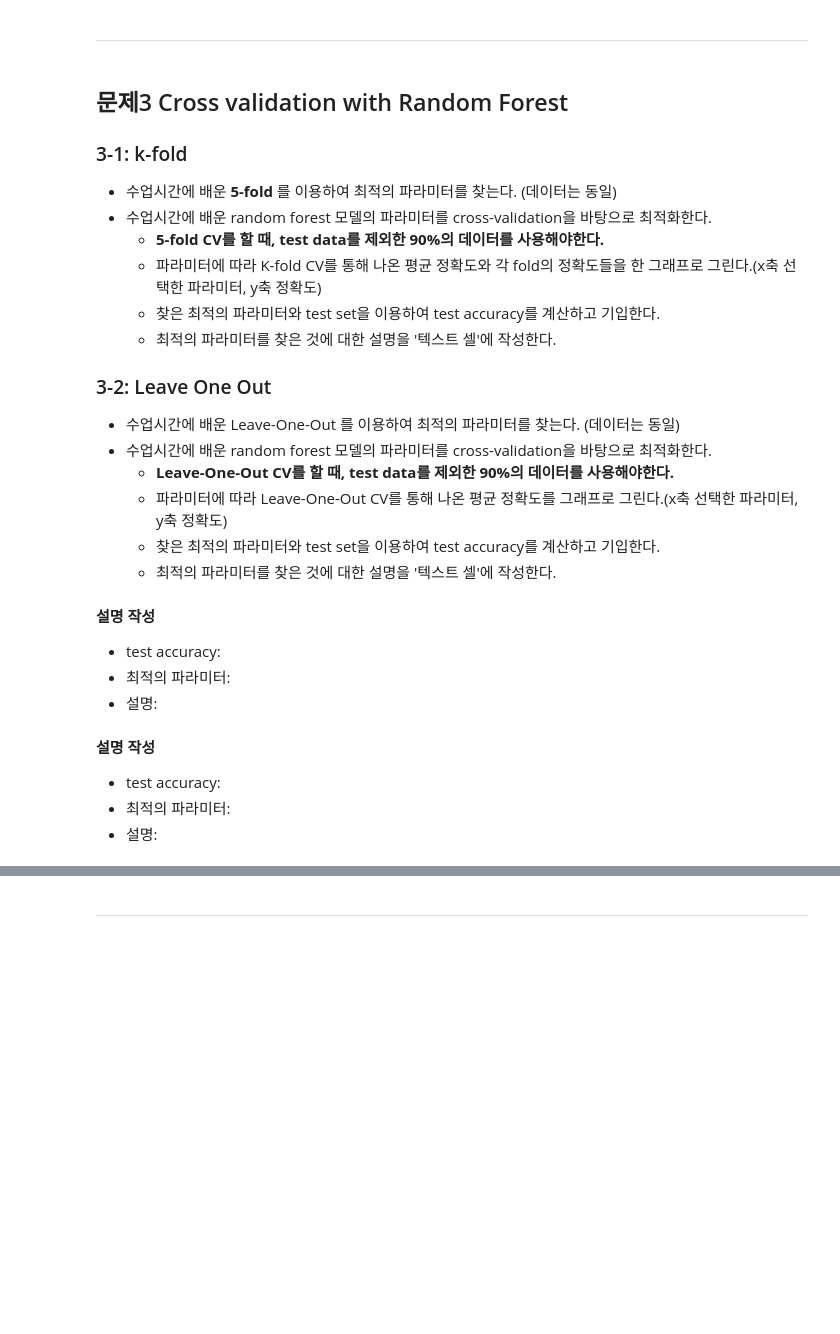
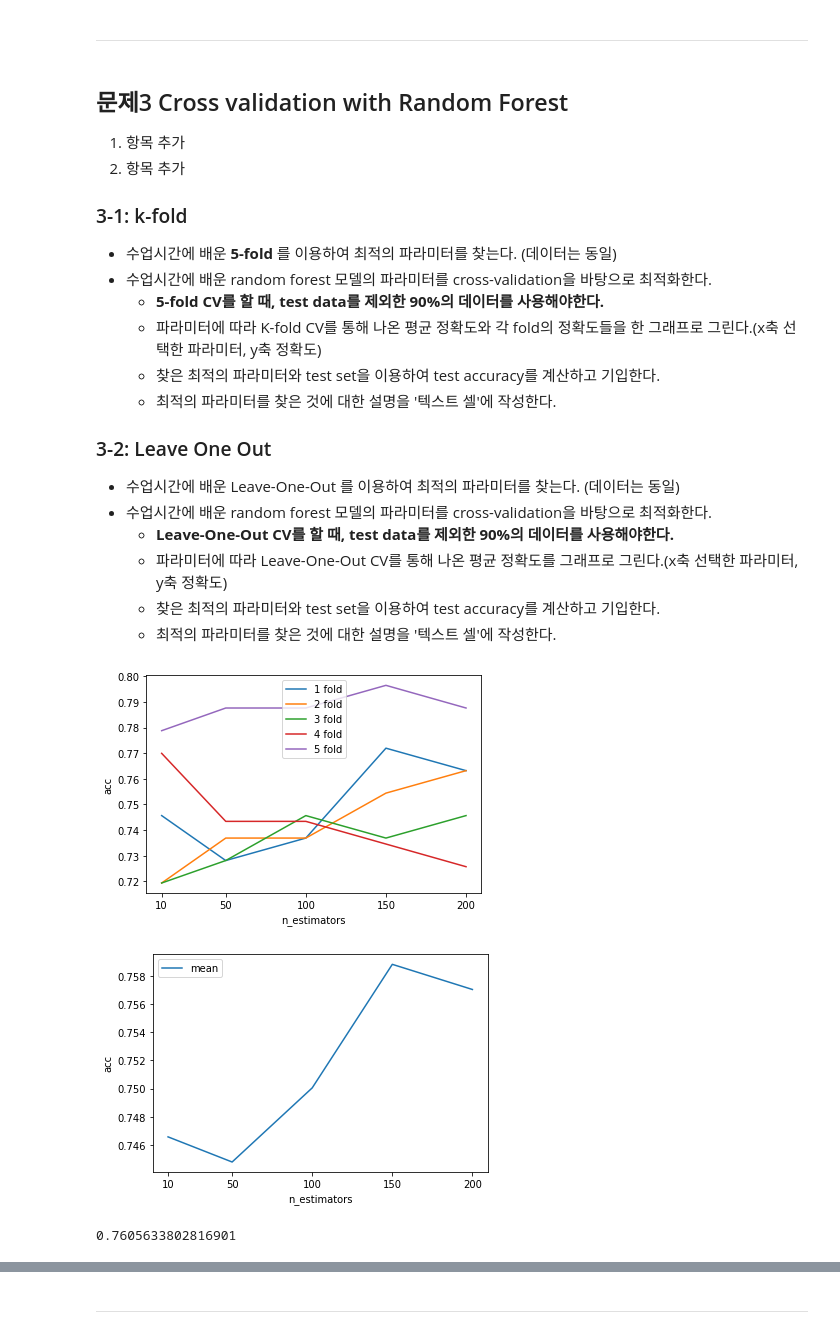
Before and after one commit to skck0226/2022S-ML, a Jupyter notebook: HW3_ipynb의_사본.ipynb, the cells around one changed output, grey strips where cells are left out. Saved outputs shown, nothing was run; the diff lists cells and outputs as text; code cells hidden in the pictures; blank space fills up the shorter version.

```diff
--- a/HW3_ipynb의_사본.ipynb
+++ b/HW3_ipynb의_사본.ipynb
@@ -109,6 +189,11 @@ y_test's shape :  (71,)
 ---
 # %% [markdown]
 ## 문제3 Cross validation with Random Forest
+
+1.   항목 추가
+2.   항목 추가
+
+
 ### 3-1: k-fold
 - 수업시간에 배운 **5-fold** 를 이용하여 최적의 파라미터를 찾는다. (데이터는 동일)
 - 수업시간에 배운 random forest 모델의 파라미터를 cross-validation을 바탕으로 최적화한다.
@@ -130,5 +211,0 @@ y_test's shape :  (71,)
-# %% [markdown]
-**설명 작성**
-- test accuracy:
-- 최적의 파라미터:
-- 설명:
@@ -138,5 +212,63 @@ y_test's shape :  (71,)
-# %% [markdown]
-**설명 작성**
-- test accuracy:
-- 최적의 파라미터:
-- 설명:
+# %%
+### 문제 3-1 ###
+## 코드 작성 ##
+
+from sklearn.ensemble import RandomForestClassifier
+from sklearn.model_selection import cross_val_score
+
+# from sklearn.model_selection import GridSearchCV
+# param_grid = {
+#                  'n_estimators': [5, 10, 15, 20]
+#                 #  'max_depth': [2, 5, 7, 9]
+#              }
+
+# grid_clf = GridSearchCV(clf, param_grid, cv=5)
+# grid_clf.fit(X_train, y_train)
+# grid_clf.scorer_
+# 그리드 서치
+first = []
+second = []
+third = []
+fourth = []
+fifth = []
+mean = []
+n_estimators = [10,50,100,150,200]
+# random forest 파라미터인 트리의 갯수 배열에 대해 5fold cv를 실행하여 validation들의 평균이 가장 높은 트리 갯수를 구한다. 하이퍼 파라미터 결정
+for i in n_estimators:
+  clf = RandomForestClassifier(n_estimators=i, random_state=77)
+  cv = cross_val_score(clf, X_train, y_train, cv=5)
+  first.append(cv[0])
+  second.append(cv[1])
+  third.append(cv[2])
+  fourth.append(cv[3])
+  fifth.append(cv[4])
+  mean.append(np.mean(cv))
+
+# k fold cv 에서 x축 트리의 갯수(파라미터) y축 정확도로 하여 각 fold들의 정확도를 그래프로 그림
+plt.xlabel('n_estimators')
+plt.ylabel('acc')
+plt.xticks(n_estimators)
+plt.plot(n_estimators, first, label = "1 fold")
+plt.plot(n_estimators, second, label = "2 fold")
+plt.plot(n_estimators, third, label = "3 fold")
+plt.plot(n_estimators, fourth, label = "4 fold")
+plt.plot(n_estimators, fifth, label = "5 fold")
+plt.legend()
+plt.show()
+
+# 각 fold cv의 validation들의 평균을 트리의 갯수별로 나타냄
+plt.xlabel('n_estimators')
+plt.ylabel('acc')
+plt.xticks(n_estimators)
+plt.plot(n_estimators, mean, label = "mean")
+plt.legend()
+plt.show()
+
+# 최적의 트리의 갯수를 찾아서 모델 학습 후 테스트 셋에 대한 정확도 계산
+clf = RandomForestClassifier(n_estimators= 150, random_state=77)
+clf.fit(X_train, y_train)
+clf.score(X_test, y_test)
+# %% [output]
+[figure, added]
+[figure, added]
+0.7605633802816901
```
Also changed, not shown: parts of 34 cells of this notebook.
